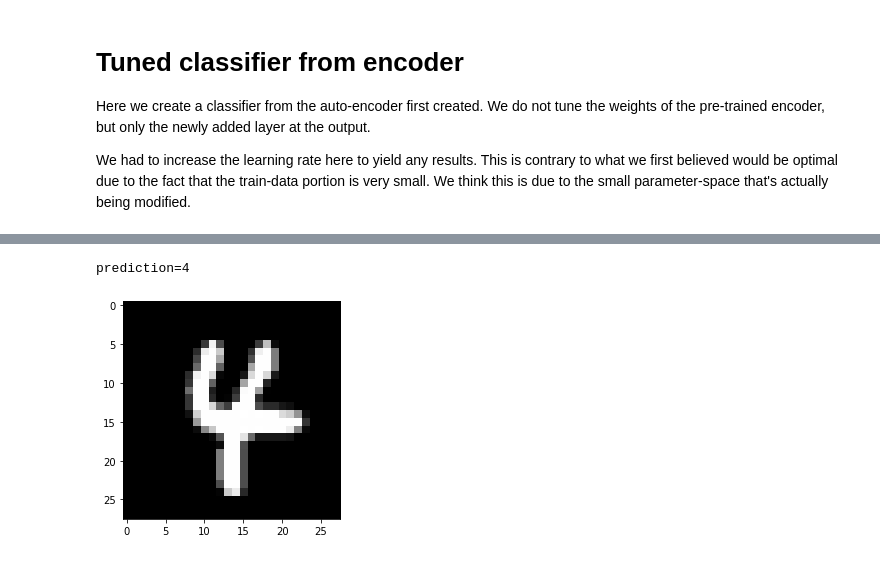
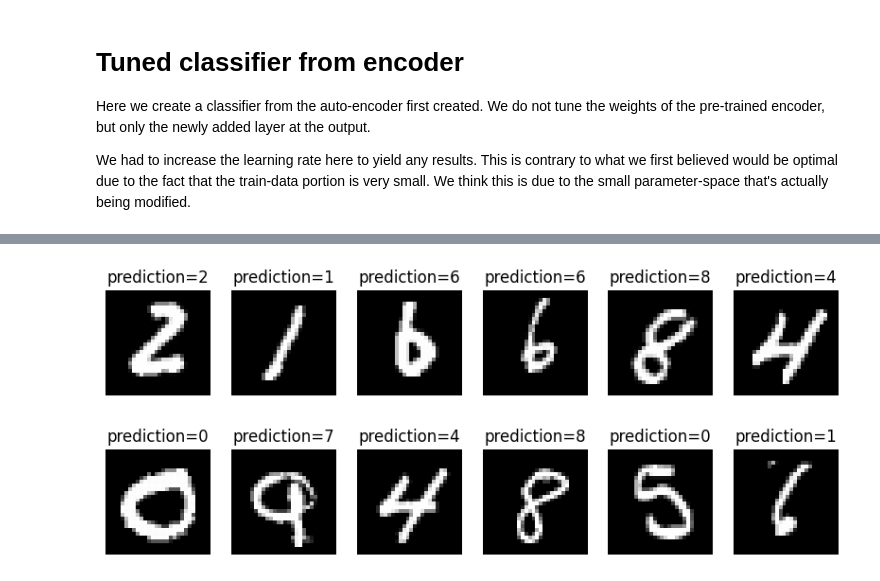
Before and after one commit to eivind-bn/tdt05-mnist, a Jupyter notebook: notebook.ipynb, the cells around one changed output, grey strips where cells are left out. Saved outputs shown, nothing was run; the diff lists cells and outputs as text; code cells hidden in the pictures.

```diff
--- a/notebook.ipynb
+++ b/notebook.ipynb
@@ -88,10 +90,4 @@ else:
-# %%
-I = 47
-sample = tuned_classifier.get_image(I)
-prediction = tuned_classifier.predict(sample)
-
-plt.imshow(sample, cmap="gray", label="dsa")
-print(f"{prediction=}")
-# %% [output]
-prediction=4
-[figure, removed]
+# %%
+tuned_classifier.plot_predictions()
+# %% [output]
+[figure, added]
```
Also changed, not shown: parts of 11 cells of this notebook, 14 other files.
